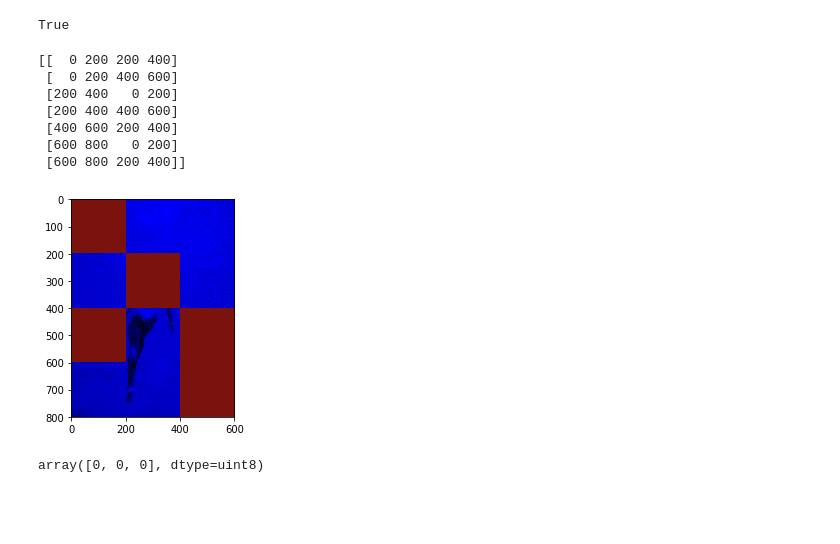
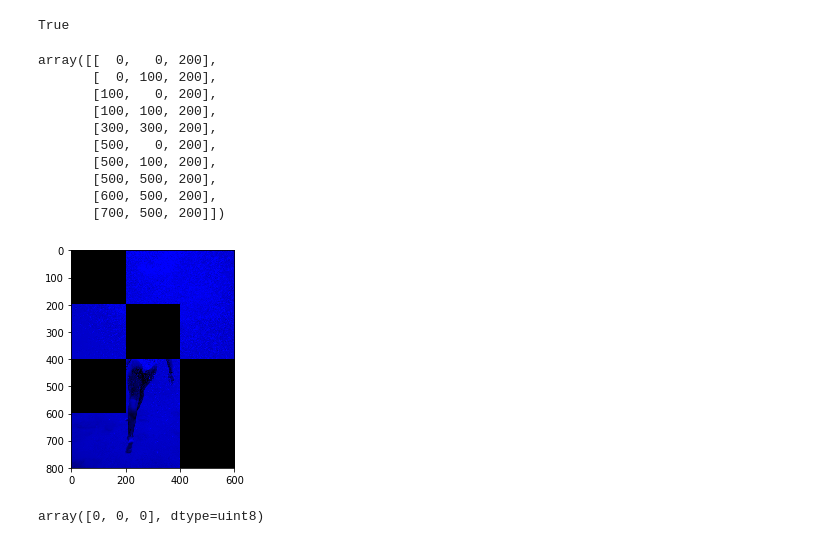
Before and after one commit to AsmaBRZ/Inpainting, a Jupyter notebook: src/Inpainting.ipynb, the cells around one changed output. Drawn from its saved outputs; the diff is of its cells as text; code cells hidden in the pictures; blank space fills up the shorter version.

```diff
--- a/src/Inpainting.ipynb
+++ b/src/Inpainting.ipynb
@@ -437,24 +434,33 @@ np.any(np.all(arr1 == np.array([10,15,30]), axis=-1))
 # %% [output]
 True
 # %%
-image1=delete_rect(im_hsv,300,300,200,200)
-image1=delete_rect(image1,500,500,200,200)
-image1=delete_rect(image1,100,100,200,200)
-image1=delete_rect(image1,700,500,200,200)
-
-image=delete_rect(image1,500,100,200,200)
+image1=delete_rect(im_hsv,300,300,200,200,[0,0,0])
+image1=delete_rect(image1,500,500,200,200,[0,0,0])
+image1=delete_rect(image1,100,100,200,200,[0,0,0])
+image1=delete_rect(image1,700,500,200,200,[0,0,0])
+image=delete_rect(image1,500,100,200,200,[0,0,0])
 
 plt.imshow((normalize(image)))
-print(getPatchesNotHoles(image,200)[1])
+#def getPatches(im,step,h,value):
+#np.array(patches_holes)
+#np.array(patches_not_holes)
+#np.array(abcd_holes)
+#np.array(abcd_not_holes)
+
+
+getPatches(image,100,200,[0,0,0])[2]
 # %% [output]
-[[  0 200 200 400]
- [  0 200 400 600]
- [200 400   0 200]
- [200 400 400 600]
- [400 600 200 400]
- [600 800   0 200]
- [600 800 200 400]]
+array([[  0,   0, 200],
+       [  0, 100, 200],
+       [100,   0, 200],
+       [100, 100, 200],
+       [300, 300, 200],
+       [500,   0, 200],
+       [500, 100, 200],
+       [500, 500, 200],
+       [600, 500, 200],
+       [700, 500, 200]])
-[figure, old version]
+[figure, new version]
 # %%
 delete_rect(im_rgb,200,200,800,800)[0][0][0]
 # %% [output]
```
Also changed, not shown: parts of 11 cells of this notebook.
